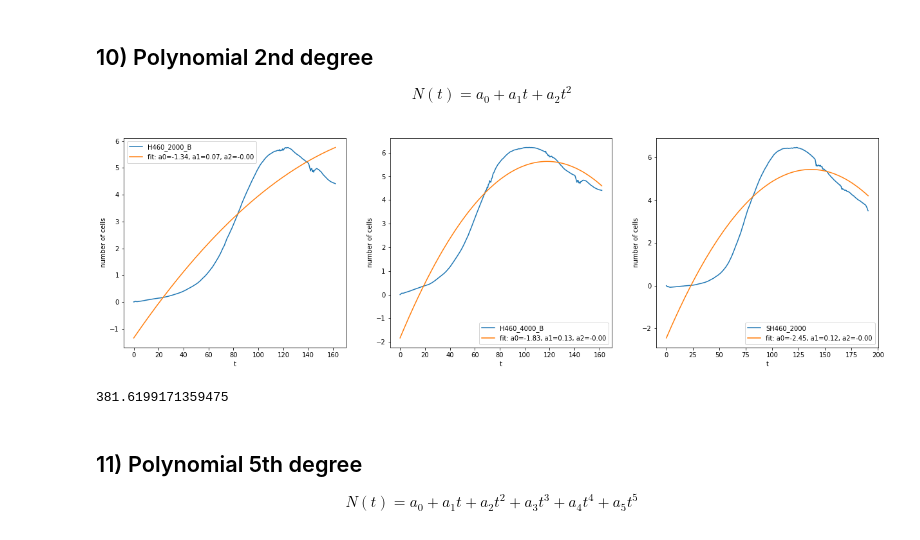
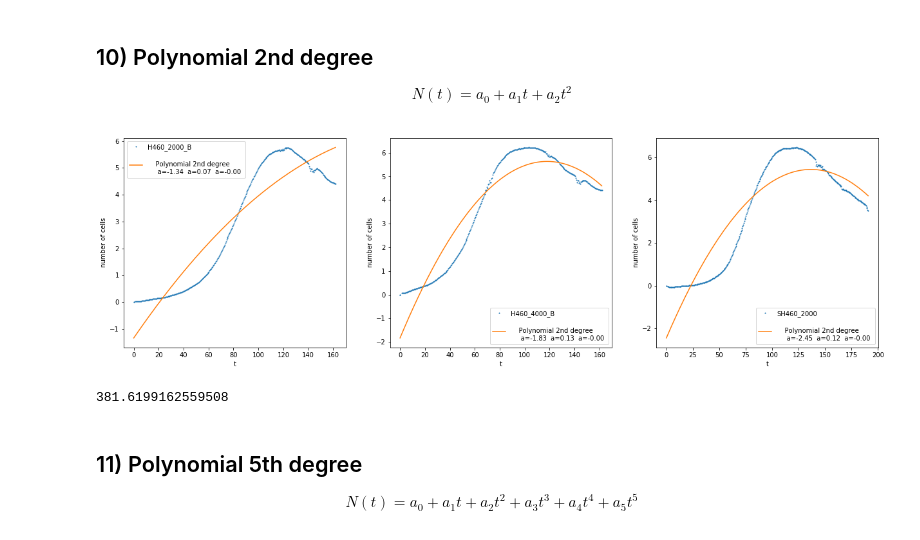
Before and after one commit to CalmScout/mathematical_oncology_course, a Jupyter notebook: practica_01/practica_01.ipynb, the cells around one changed output. Cells and saved outputs as stored; diff of their text form; code cells hidden in the pictures.

```diff
--- a/practica_01/practica_01.ipynb
+++ b/practica_01/practica_01.ipynb
@@ -524,4 +494,7 @@ What if...
 $$N(t) = a_0 + a_1 t + a_2 t^2$$
 # %%
 def model_10(t, a0, a1, a2):
+    """
+    Polynomial 2nd degree
+    """
     return a0 + a1 * t + a2 * np.power(t, 2)
@@ -532,35 +501,11 @@ popt_10_3, pcov_10_3 = curve_fit(model_10, d_time_2, d_val_2)
-# %%
-plt.rcParams["figure.figsize"] = (21,6)
-plt.subplot(1, 3, 1)
-plt.plot(d_time_1, d_val_1_2000, label='H460_2000_B');
-plt.plot(d_time_1, model_10(d_time_1, *popt_10_1), label='fit: a0={:.2f}, a1={:.2f}, a2={:.2f}'.format(popt_10_1[0], popt_10_1[1], popt_10_1[2]))
-plt.xlabel('t')
-plt.ylabel('number of cells')
-plt.legend();
-
-plt.subplot(1, 3, 2)
-plt.plot(d_time_1, d_val_1_4000, label='H460_4000_B');
-plt.plot(d_time_1, model_10(d_time_1, *popt_10_2), label='fit: a0={:.2f}, a1={:.2f}, a2={:.2f}'.format(popt_10_2[0], popt_10_2[1], popt_10_2[2]))
-plt.xlabel('t')
-plt.ylabel('number of cells')
-plt.legend();
-
-plt.subplot(1, 3, 3)
-plt.plot(d_time_2, d_val_2, label='SH460_2000')
-plt.plot(d_time_2, model_10(d_time_2, *popt_10_3), label='fit: a0={:.2f}, a1={:.2f}, a2={:.2f}'.format(popt_10_3[0], popt_10_3[1], popt_10_3[2]))
-plt.xlabel('t')
-plt.ylabel('number of cells')
-plt.legend();
-# %% [output]
-[figure, removed]
-# %%
-error_10_1 = np.abs(model_10(d_time_1, *popt_10_1) - d_val_1_2000)
-error_10_2 = np.abs(model_10(d_time_1, *popt_10_2) - d_val_1_4000)
-error_10_3 = np.abs(model_10(d_time_2, *popt_10_3) - d_val_2)
-error_10 = integrate_numerically(d_time_1, error_10_1) + integrate_numerically(d_time_1, error_10_2) + integrate_numerically(d_time_2, error_10_3)
-print(error_10)
-# %% [output]
-381.6199171359475
+# %%
+popt_list_10 = fit_and_plot_collection(data, model_10, bounds=(-100, [100, 100, 100]))
+# %% [output]
+[figure, added]
+# %%
+print(compute_model_error(data, model_10, popt_list_10))
+# %% [output]
+381.6199162559508
 # %% [markdown]
 ## 11) Polynomial 5th degree
 
```
Also changed, not shown: parts of 37 cells of this notebook, 2 other files.
